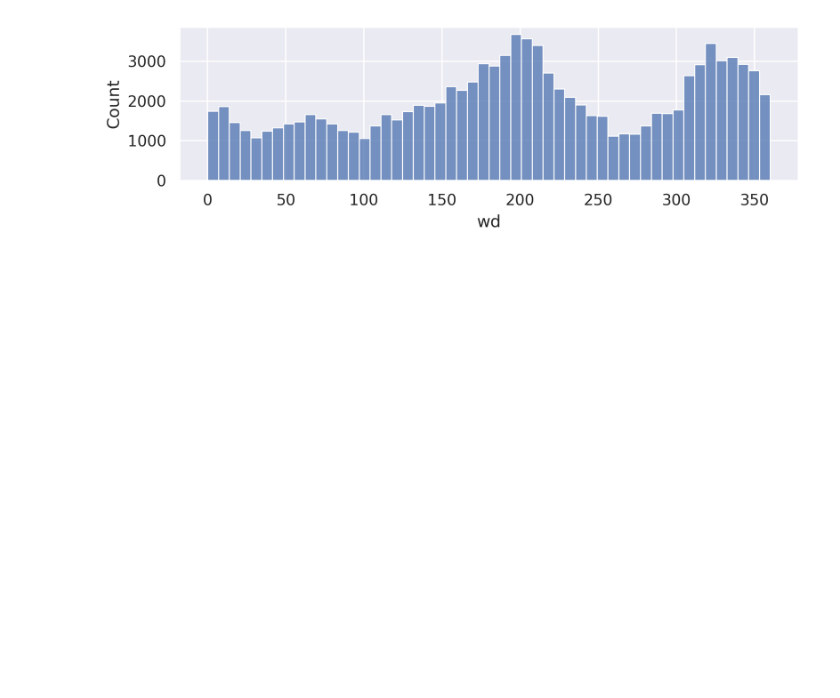
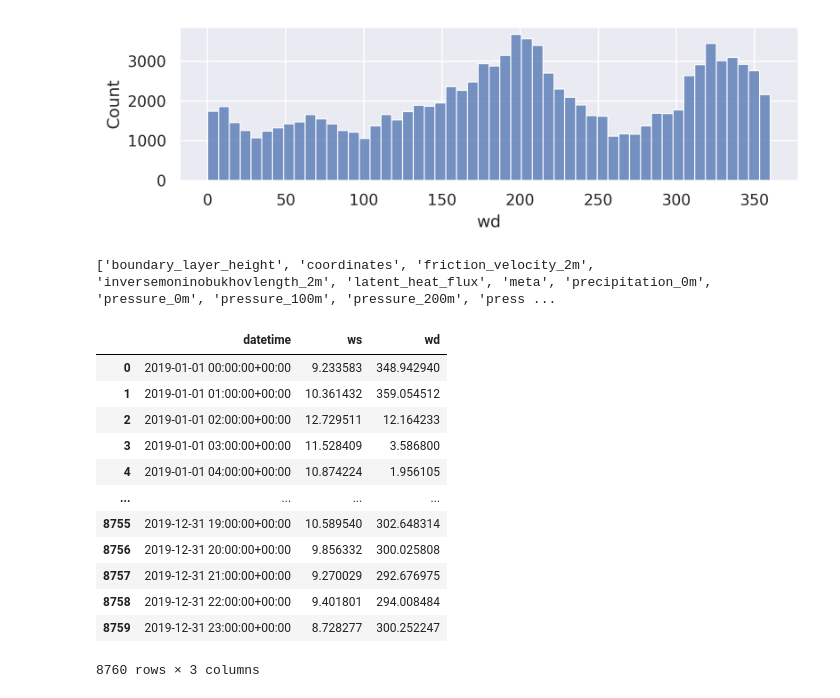
Before and after one commit to NREL/dw-tap, a Jupyter notebook: notebooks/wtk-led-on-eagle.ipynb, the cells around one changed output. Saved outputs shown, nothing was run; the diff lists cells and outputs as text; code cells hidden in the pictures; blank space fills up the shorter version.

Commit message:
Add example of fetching hourly 2019 data

```diff
--- a/notebooks/wtk-led-on-eagle.ipynb
+++ b/notebooks/wtk-led-on-eagle.ipynb
@@ -161,3 +161,38 @@ plt.show()
 # %% [output]
 [figure]
 [figure]
+# %%
+# Now fetch hourly data for 2019
+
+z_turbine = 40 # turbine height in [m]
+lat, lon = 42.510051, -92.45786
+
+myr = MultiYearWindX('/campaign/tap/CONUS/wtk/60min/2019/conus_2019.h5', hsds=False)
+print(myr.datasets)
+
+# dt = myr.time_index.sort_values()
+# print(dt)
+
+# Use the version of get_dat() customized for WTK LED on Eagle
+atmospheric_df = get_data_wtk_led_on_eagle(myr,
+                                           lat, lon, z_turbine, "IDW",
+                                           power_estimate=False,
+                                           start_time_idx=None,
+                                           end_time_idx=None,
+                                           time_stride=None)
+atmospheric_df
+# %% [output]
+['boundary_layer_height', 'coordinates', 'friction_velocity_2m', 'inversemoninobukhovlength_2m', 'latent_heat_flux', 'meta', 'precipitation_0m', 'pressure_0m', 'pressure_100m', 'pressure_200m', 'press ...
+|  | datetime | ws | wd |
+| 0 | 2019-01-01 00:00:00+00:00 | 9.233583 | 348.942940 |
+| 1 | 2019-01-01 01:00:00+00:00 | 10.361432 | 359.054512 |
+| 2 | 2019-01-01 02:00:00+00:00 | 12.729511 | 12.164233 |
+| 3 | 2019-01-01 03:00:00+00:00 | 11.528409 | 3.586800 |
+| 4 | 2019-01-01 04:00:00+00:00 | 10.874224 | 1.956105 |
+| ... | ... | ... | ... |
+| 8755 | 2019-12-31 19:00:00+00:00 | 10.589540 | 302.648314 |
+| 8756 | 2019-12-31 20:00:00+00:00 | 9.856332 | 300.025808 |
+| 8757 | 2019-12-31 21:00:00+00:00 | 9.270029 | 292.676975 |
+| 8758 | 2019-12-31 22:00:00+00:00 | 9.401801 | 294.008484 |
+| 8759 | 2019-12-31 23:00:00+00:00 | 8.728277 | 300.252247 |
+8760 rows × 3 columns
```
Also changed, not shown: parts of 1 cell of this notebook.
